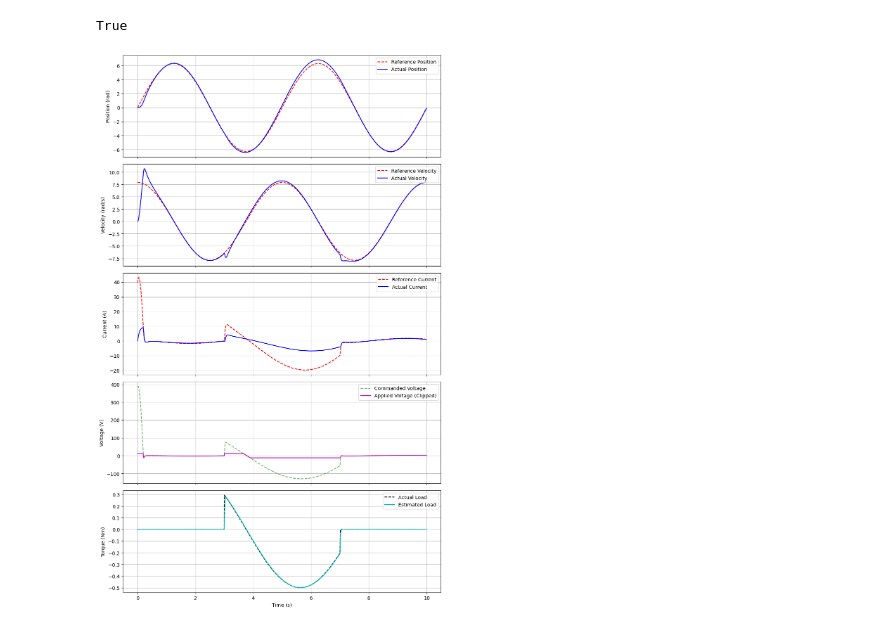
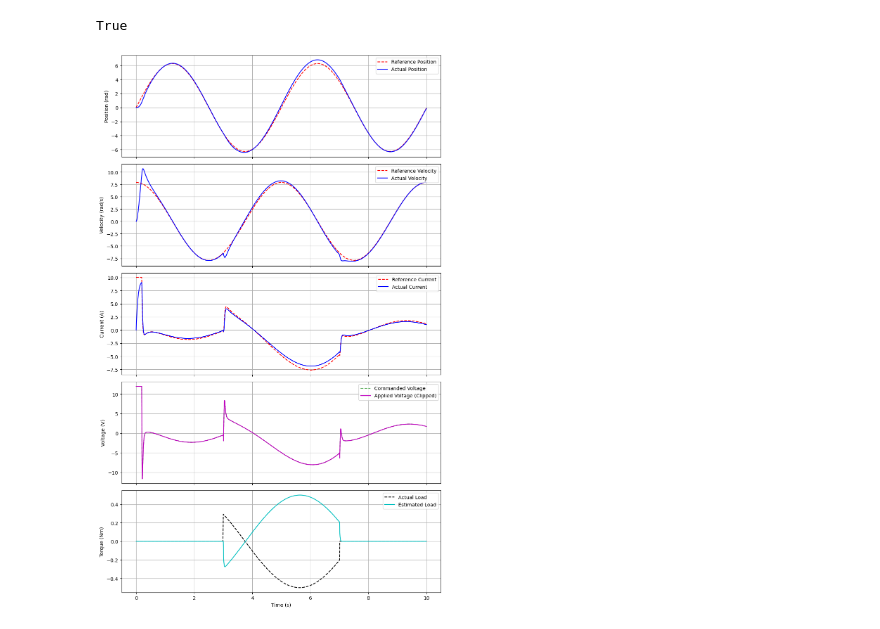
Before and after one commit to atulyabharat21/Summer-26, a Jupyter notebook: TorqueControlSimulation.ipynb, the cells around one changed output. Saved outputs shown, nothing was run; the diff lists cells and outputs as text; code cells hidden in the pictures.

Commit message:
Updated the plot in Torque Sim.

```diff
--- a/TorqueControlSimulation.ipynb
+++ b/TorqueControlSimulation.ipynb
@@ -167,12 +167,11 @@ def plot_motor_simulation(solution, parameters):
         0
     )
 
-    # CORRECTED observer outcomes in the plot reconstruction
     Telec = parameters['Kt_nominal'] * x_i
     Tmech = (parameters['Bf_nominal'] * x_w) + \
             (parameters['Jm_nominal'] * parameters['omega_f'] * (Omega_actual - x_w))
 
-    Tload_hat = Telec - Tmech # CORRECTED SIGN
+    Tload_hat = Tmech - Telec
 
     T_cmd = (parameters['Kp_position'] * (Theta_ref - Theta_actual)) + \
             (parameters['Kd_velocity'] * (Omega_ref - Omega_actual)) + Tload_hat
@@ -186,6 +185,7 @@ def plot_motor_simulation(solution, parameters):
     denominator = 1 + (parameters['Kd_current'] / parameters['La'])
 
     V_cmd = numerator / denominator
+    V_cmd = np.clip(V_cmd, -parameters['V_max'],parameters['V_max'])
     V_app = np.clip(V_cmd, -parameters['V_max'], parameters['V_max'])
 
     fig, axs = plt.subplots(5, 1, figsize=(10, 16), sharex=True)
@@ -199,32 +199,32 @@ def plot_motor_simulation(solution, parameters):
     axs[1].plot(t, Omega_ref, 'r--', label='Reference Velocity')
     axs[1].plot(t, Omega_actual, 'b-', label='Actual Velocity')
     axs[1].set_ylabel('Velocity (rad/s)')
     axs[1].legend(loc='upper right')
     axs[1].grid(True)
 
-    axs[2].plot(t, I_ref, 'r--', label='Reference Current')
+    axs[2].plot(t, np.clip(I_ref,-11,10), 'r--', label='Reference Current')
     axs[2].plot(t, I_actual, 'b-', label='Actual Current')
     axs[2].set_ylabel('Current (A)')
     axs[2].legend(loc='upper right')
     axs[2].grid(True)
 
     axs[3].plot(t, V_cmd, 'g--', alpha=0.6, label='Commanded Voltage')
     axs[3].plot(t, V_app, 'm-', label='Applied Voltage (Clipped)')
     axs[3].set_ylabel('Voltage (V)')
     axs[3].legend(loc='upper right')
     axs[3].grid(True)
 
     axs[4].plot(t, Tload_actual, 'k--', label='Actual Load')
     axs[4].plot(t, Tload_hat, 'c-', label='Estimated Load')
     axs[4].set_xlabel('Time (s)')
     axs[4].set_ylabel('Torque (Nm)')
     axs[4].legend(loc='upper right')
     axs[4].grid(True)
 
     plt.tight_layout()
     plt.show()
 
 plot_motor_simulation(solution,parameters)
 # %% [output]
 True
-[figure, old version]
+[figure, new version]
```
